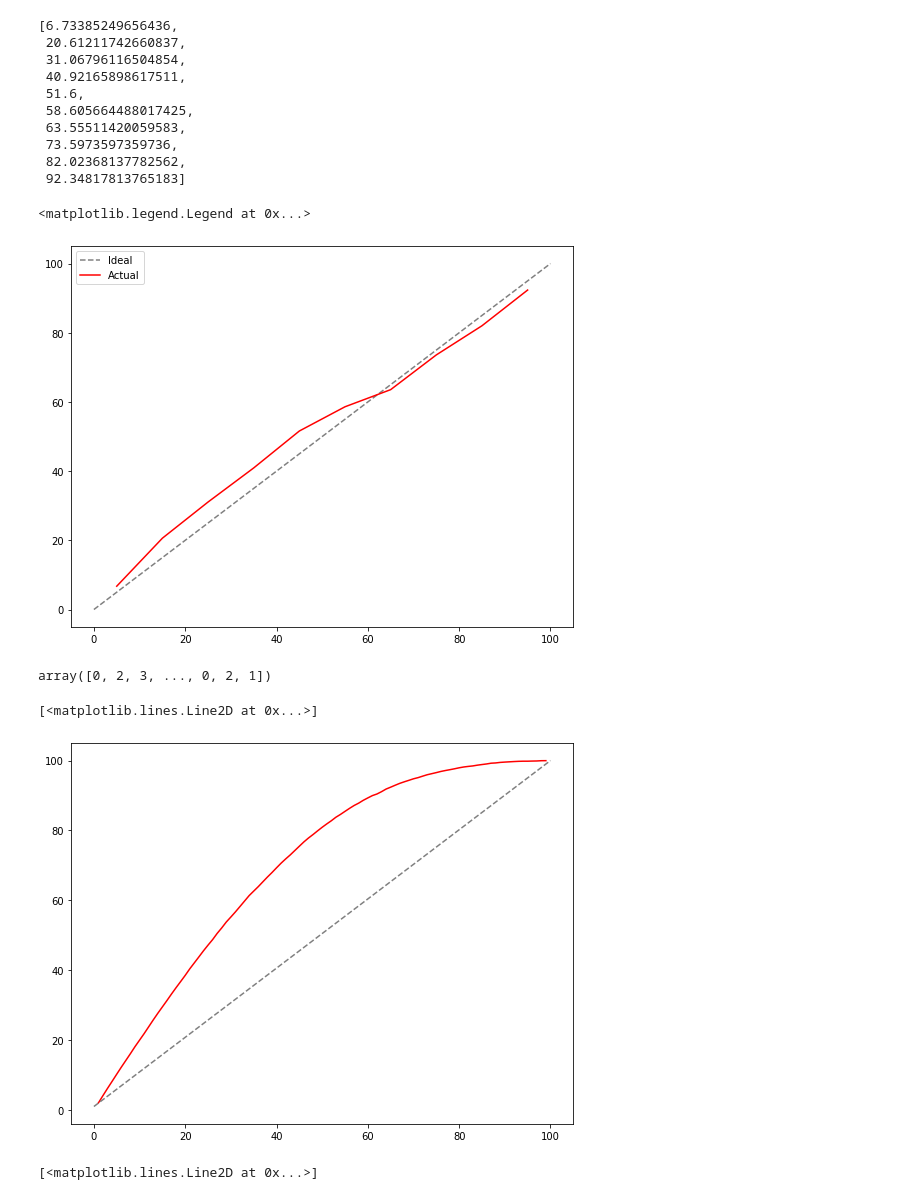
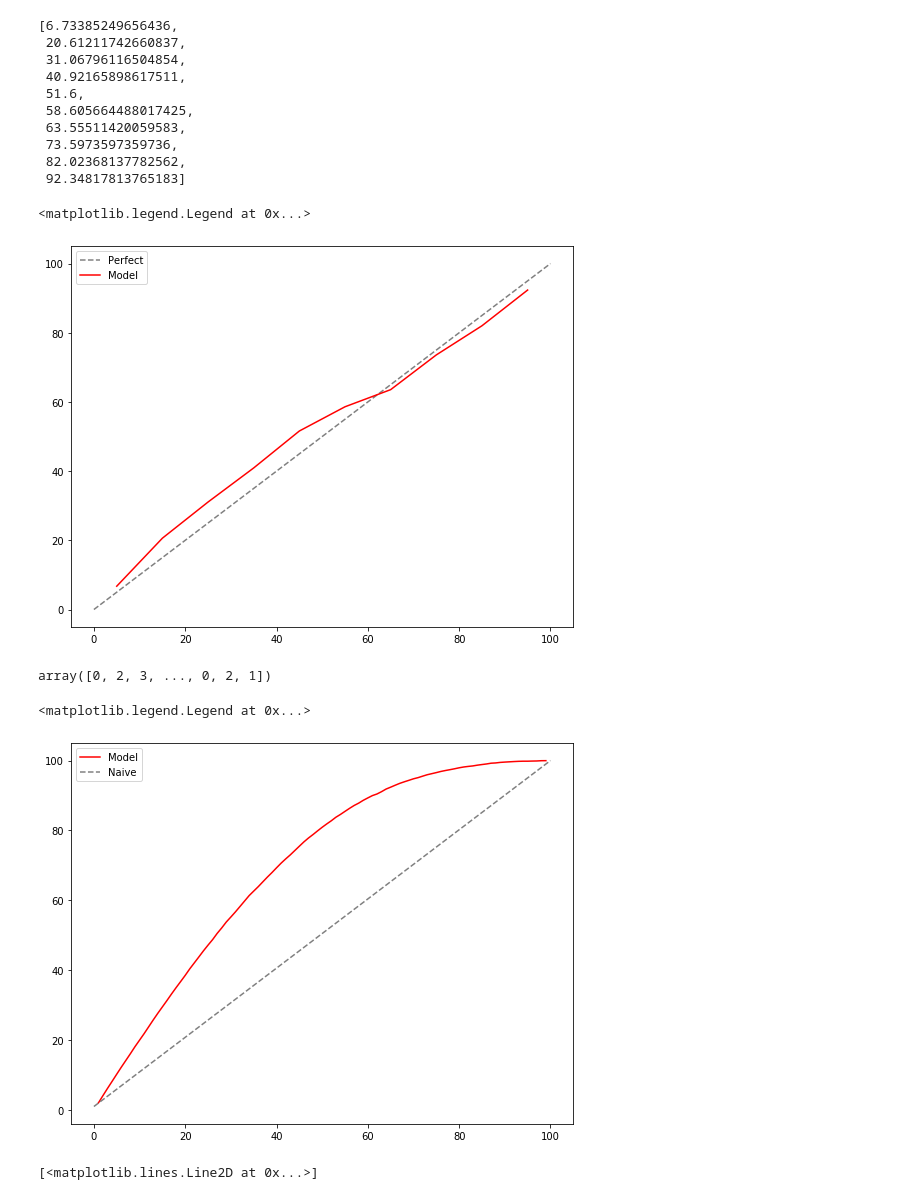
Before and after one commit to MarshallKrakauer/Etymology, a Jupyter notebook: KerasRNN.ipynb, the cells around one changed output. Cells and saved outputs as stored; diff of their text form; code cells hidden in the pictures.

Commit message:
fix lift curve

```diff
--- a/KerasRNN.ipynb
+++ b/KerasRNN.ipynb
@@ -244,12 +244,12 @@ pred_li
  92.34817813765183]
 # %%
 plt.rcParams["figure.figsize"] = (9,7)
-plt.plot([0,100], [0,100], label='Ideal', linestyle='--', color = 'grey')
-plt.plot(avg_li, pred_li, label='Actual', color = 'red')
+plt.plot([0,100], [0,100], label='Perfect', linestyle='--', color = 'grey')
+plt.plot(avg_li, pred_li, label='Model', color = 'red')
 plt.legend()
 # %% [output]
 <matplotlib.legend.Legend at 0x...>
-[figure, old version]
+[figure, new version]
 # %%
 y_train
 # %% [output]
@@ -273,11 +275,12 @@ for i in range(1,100):
     num_hits = result_df.loc[lift_df.index < int(row_max),'is_germanic'].sum()
     lift_li.append(num_hits/total_hits * 100)
 # %%
-plt.plot(np.arange(1,100), lift_li, color='red')
-plt.plot([0,100], [1,100], color='grey', linestyle='--')
+plt.plot(np.arange(1,100), lift_li, color='red',label= 'Model')
+plt.plot([0,100], [1,100], color='grey', linestyle='--', label='Naive')
+plt.legend()
 # %% [output]
-[<matplotlib.lines.Line2D at 0x...>]
+<matplotlib.legend.Legend at 0x...>
-[figure, old version]
+[figure, new version]
 # %%
 lift_ratio_li = [lift_li[x-1] / x for x in np.arange(1,100)]
 # %%
```
Also changed, not shown: parts of 2 cells of this notebook.
